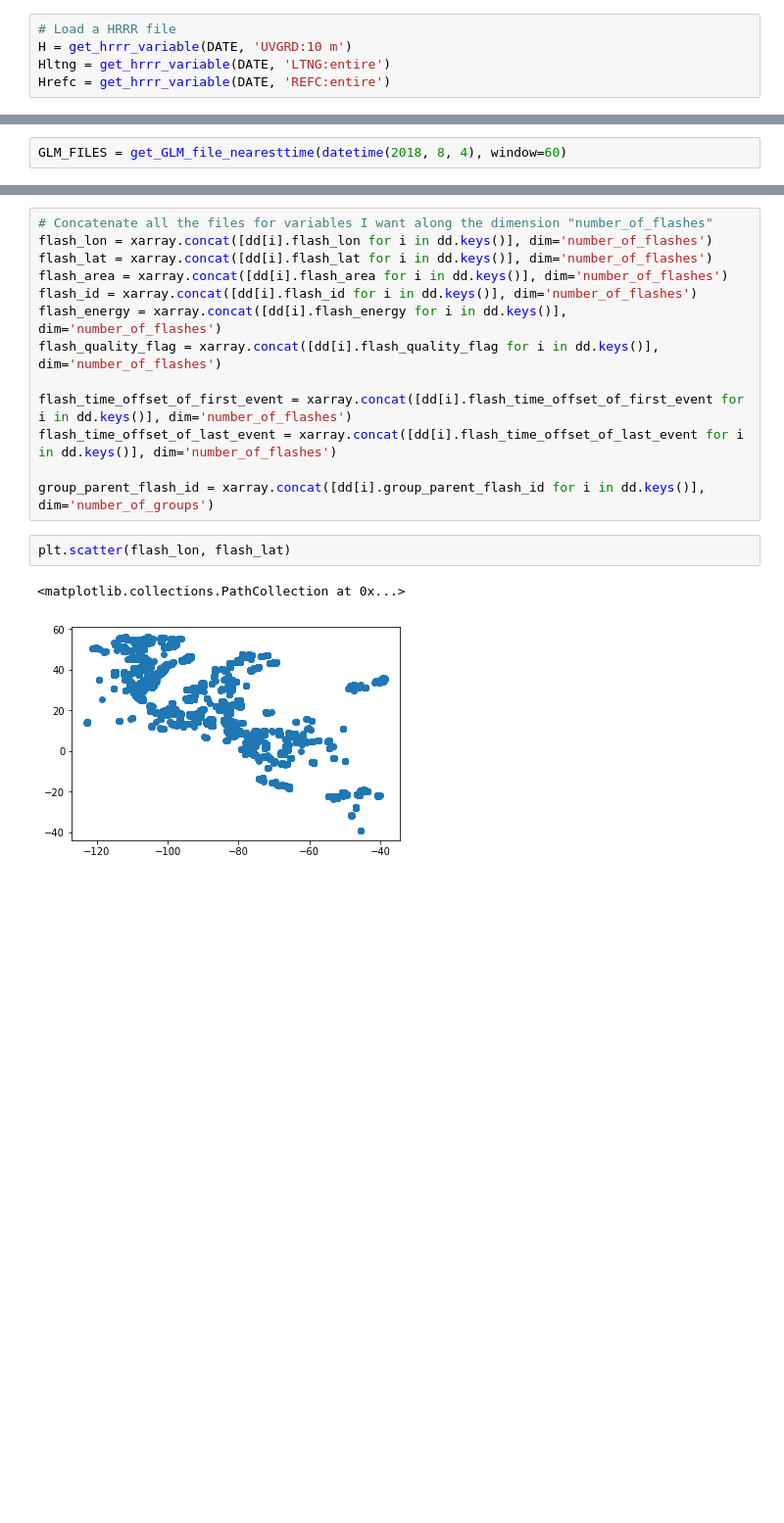
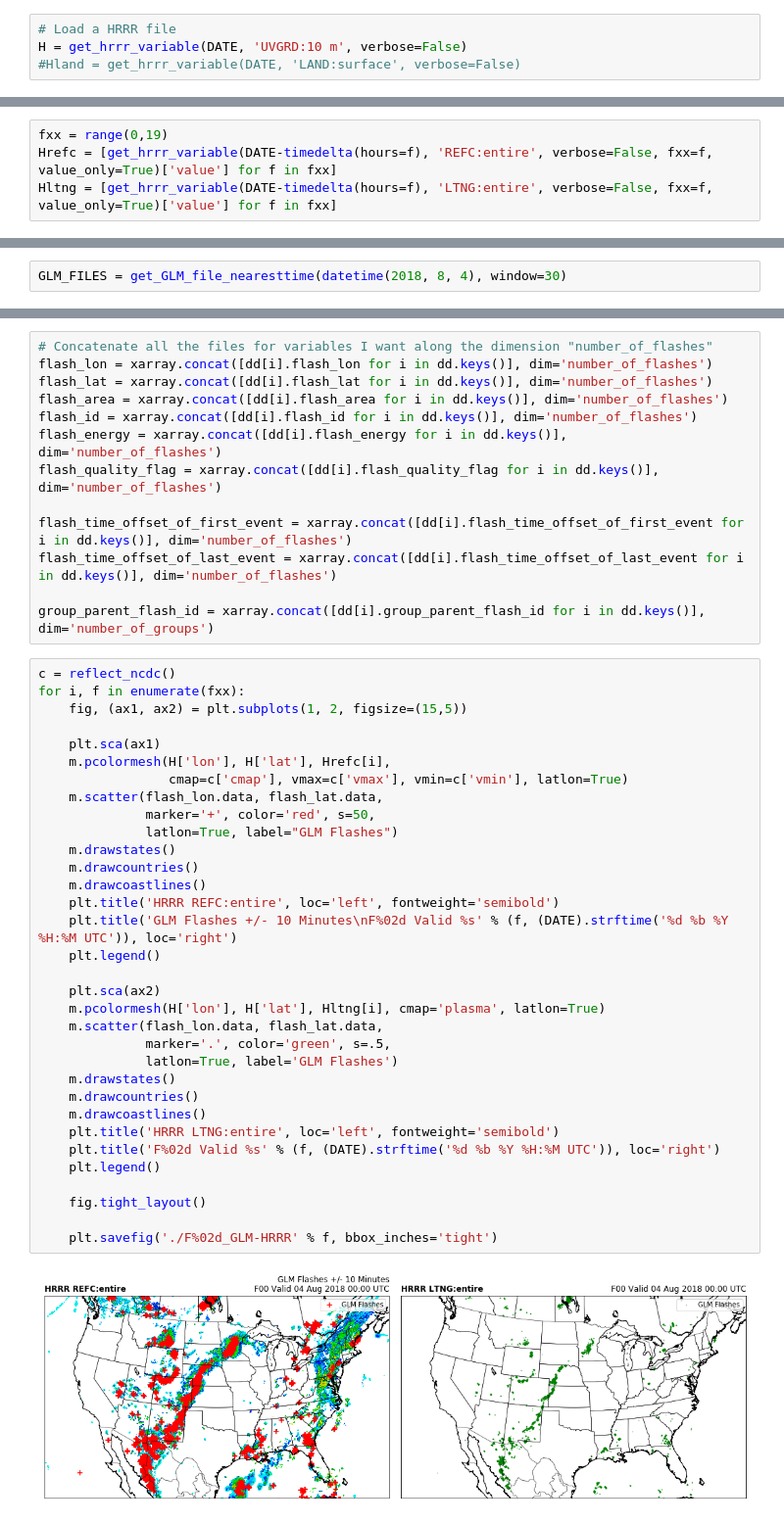
Before and after one commit to blaylockbk/pyBKB_v3, a Jupyter notebook: HRRR_duing_GLM_flash.ipynb, the cells around one changed output, grey strips where cells are left out. Shown at 98% size. Cells and saved outputs as stored; diff of their text form; blank space fills up the shorter version.

```diff
--- a/HRRR_duing_GLM_flash.ipynb
+++ b/HRRR_duing_GLM_flash.ipynb
@@ -29,6 +30,5 @@ DATE = datetime(2018, 8, 4)
 bounding_box = []
 # %%
 # Load a HRRR file
-H = get_hrrr_variable(DATE, 'UVGRD:10 m')
-Hltng = get_hrrr_variable(DATE, 'LTNG:entire')
-Hrefc = get_hrrr_variable(DATE, 'REFC:entire')
+H = get_hrrr_variable(DATE, 'UVGRD:10 m', verbose=False)
+#Hland = get_hrrr_variable(DATE, 'LAND:surface', verbose=False)
@@ -71,0 +35,4 @@ m.drawcoastlines()
+# %%
+fxx = range(0,19)
+Hrefc = [get_hrrr_variable(DATE-timedelta(hours=f), 'REFC:entire', verbose=False, fxx=f, value_only=True)['value'] for f in fxx]
+Hltng = [get_hrrr_variable(DATE-timedelta(hours=f), 'LTNG:entire', verbose=False, fxx=f, value_only=True)['value'] for f in fxx]
@@ -72,5 +41,5 @@ m.drawcoastlines()
 # %%
-GLM_FILES = get_GLM_file_nearesttime(datetime(2018, 8, 4), window=60)
+GLM_FILES = get_GLM_file_nearesttime(datetime(2018, 8, 4), window=30)
 # %% [output]
 Looking in these file paths for th nearest datetime
 /uufs/chpc.utah.edu/common/home/horel-group7/Pando/GOES16/GLM-L2-LCFA/20180803/23/
@@ -99,8 +68,38 @@ flash_time_offset_of_first_event = xarray.concat([dd[i].flash_time_offset_of_fir
 flash_time_offset_of_last_event = xarray.concat([dd[i].flash_time_offset_of_last_event for i in dd.keys()], dim='number_of_flashes')
 
 group_parent_flash_id = xarray.concat([dd[i].group_parent_flash_id for i in dd.keys()], dim='number_of_groups')
-# %%
-plt.scatter(flash_lon, flash_lat)
-# %% [output]
-<matplotlib.collections.PathCollection at 0x...>
-[figure, removed]
+# %%
+c = reflect_ncdc()
+for i, f in enumerate(fxx):
+    fig, (ax1, ax2) = plt.subplots(1, 2, figsize=(15,5))
+
+    plt.sca(ax1)
+    m.pcolormesh(H['lon'], H['lat'], Hrefc[i],
+                 cmap=c['cmap'], vmax=c['vmax'], vmin=c['vmin'], latlon=True)
+    m.scatter(flash_lon.data, flash_lat.data,
+              marker='+', color='red', s=50,
+              latlon=True, label="GLM Flashes")
+    m.drawstates()
+    m.drawcountries()
+    m.drawcoastlines()
+    plt.title('HRRR REFC:entire', loc='left', fontweight='semibold')
+    plt.title('GLM Flashes +/- 10 Minutes\nF%02d Valid %s' % (f, (DATE).strftime('%d %b %Y %H:%M UTC')), loc='right')
+    plt.legend()
+
+    plt.sca(ax2)
+    m.pcolormesh(H['lon'], H['lat'], Hltng[i], cmap='plasma', latlon=True)
+    m.scatter(flash_lon.data, flash_lat.data,
+              marker='.', color='green', s=.5,
+              latlon=True, label='GLM Flashes')
+    m.drawstates()
+    m.drawcountries()
+    m.drawcoastlines()
+    plt.title('HRRR LTNG:entire', loc='left', fontweight='semibold')
+    plt.title('F%02d Valid %s' % (f, (DATE).strftime('%d %b %Y %H:%M UTC')), loc='right')
+    plt.legend()
+
+    fig.tight_layout()
+
+    plt.savefig('./F%02d_GLM-HRRR' % f, bbox_inches='tight')
+# %% [output]
+[figure, added]
```
Also changed, not shown: parts of 13 cells of this notebook, 44 other files.
